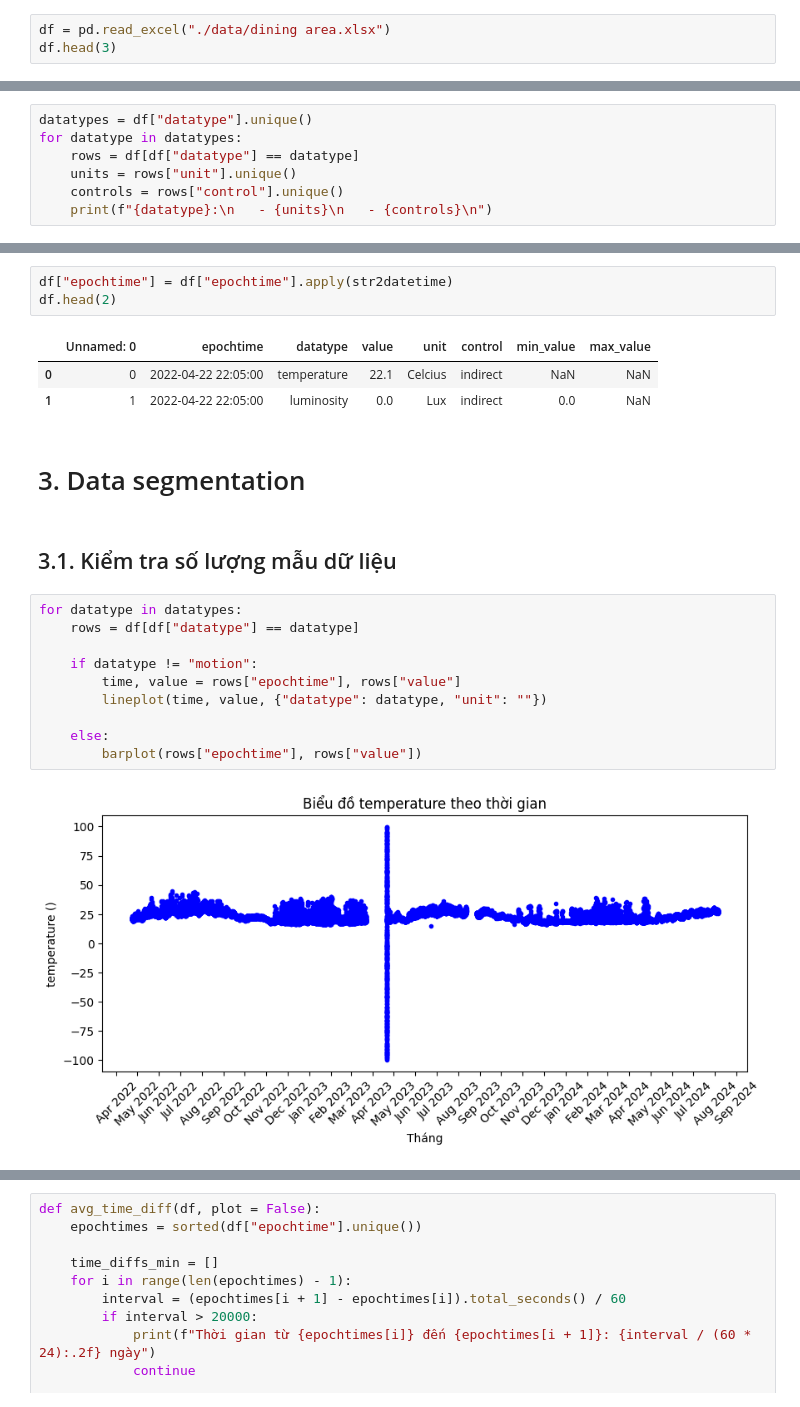
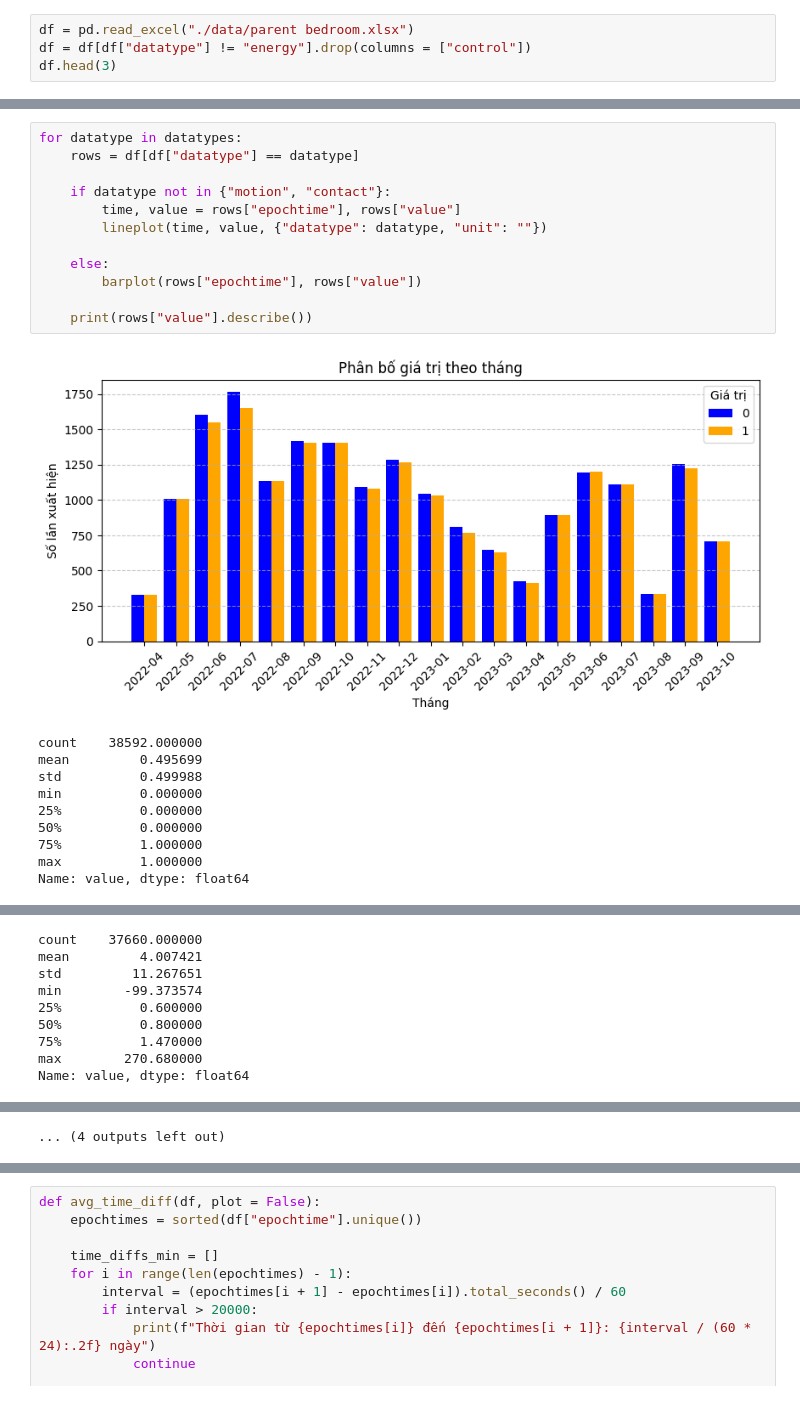
Before and after one commit to nguyenddat/Cluster_multidimension_data, a Jupyter notebook: process_data.ipynb, the cells around one changed output, grey strips where cells are left out. Cells and saved outputs as stored; diff of their text form.

```diff
--- a/process_data.ipynb
+++ b/process_data.ipynb
@@ -10,6 +7,7 @@ from scipy.interpolate import lagrange
 
 from data_plot import *
 # %%
-df = pd.read_excel("./data/dining area.xlsx")
+df = pd.read_excel("./data/parent bedroom.xlsx")
+df = df[df["datatype"] != "energy"].drop(columns = ["control"])
 df.head(3)
 # %% [output]
@@ -46,7 +46,0 @@ Check `duplicates`, `nan`:
-# %%
-datatypes = df["datatype"].unique()
-for datatype in datatypes:
-    rows = df[df["datatype"] == datatype]
-    units = rows["unit"].unique()
-    controls = rows["control"].unique()
-    print(f"{datatype}:\n   - {units}\n   - {controls}\n")
@@ -101,23 +47,23 @@ def str2datetime(epochtime):
-# %%
-df["epochtime"] = df["epochtime"].apply(str2datetime)
-df.head(2)
-# %% [output]
-|  | Unnamed: 0 | epochtime | datatype | value | unit | control | min_value | max_value |
-| 0 | 0 | 2022-04-22 22:05:00 | temperature | 22.1 | Celcius | indirect | NaN | NaN |
-| 1 | 1 | 2022-04-22 22:05:00 | luminosity | 0.0 | Lux | indirect | 0.0 | NaN |
-# %% [markdown]
-# 3. Data segmentation
-# %% [markdown]
-## 3.1. Kiểm tra số lượng mẫu dữ liệu
 # %%
 for datatype in datatypes:
     rows = df[df["datatype"] == datatype]
 
-    if datatype != "motion":
+    if datatype not in {"motion", "contact"}:
         time, value = rows["epochtime"], rows["value"]
         lineplot(time, value, {"datatype": datatype, "unit": ""})
 
     else:
         barplot(rows["epochtime"], rows["value"])
+
+    print(rows["value"].describe())
 # %% [output]
-[figure, old version]
+[figure, new version]
+count    38592.000000
+mean         0.495699
+std          0.499988
+min          0.000000
+25%          0.000000
+50%          0.000000
+75%          1.000000
+max          1.000000
+Name: value, dtype: float64
@@ -124,0 +71,9 @@ for datatype in datatypes:
+count    37660.000000
+mean         4.007421
+std         11.267651
+min        -99.373574
+25%          0.600000
+50%          0.800000
+75%          1.470000
+max        270.680000
+Name: value, dtype: float64
@@ -128,3 +120,4 @@ for datatype in datatypes:
+... (4 outputs left out)
 # %%
 multi_scatterplot(df)
 # %% [output]
```
Also changed, not shown: parts of 47 cells of this notebook, 10 other files.
